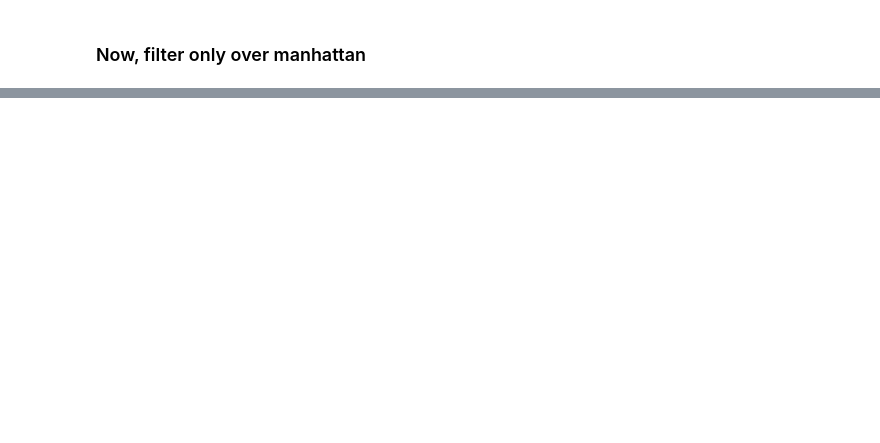
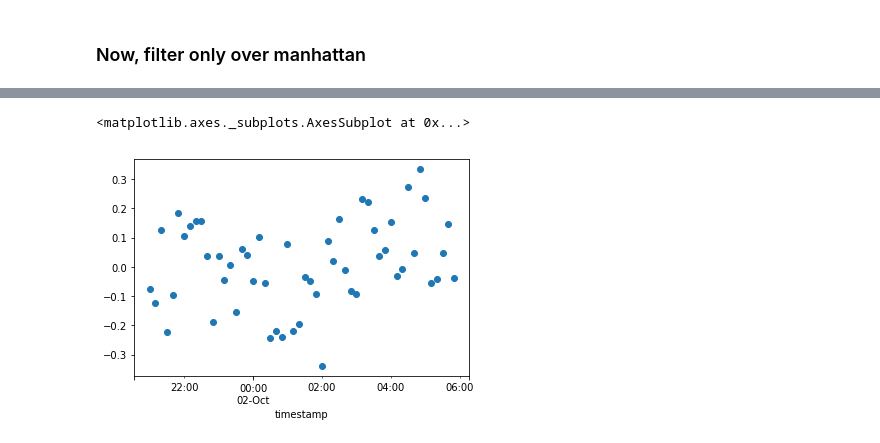
Before and after one commit to cmoscardi/independent_2018, a Jupyter notebook: join/join_oct1.ipynb, the cells around one changed output, grey strips where cells are left out. Cells and saved outputs as stored; diff of their text form; code cells hidden in the pictures; blank space fills up the shorter version.

```diff
--- a/join/join_oct1.ipynb
+++ b/join/join_oct1.ipynb
@@ -180,0 +167,9 @@ joined.groupby("timestamp").apply(lambda g: np.corrcoef(g["dbzh"], g["z"])[0, 1]
+# %%
+def correlate(g):
+    dbz = StandardScaler().fit_transform(g["dbzh"].values.reshape(-1, 1))
+    bgd = StandardScaler().fit_transform(g["z"].values.reshape(-1, 1))
+    return np.corrcoef(bgd[:, 0], dbz[:, 0])[1, 0]
+mgd.groupby("timestamp").apply(lambda g: correlate(g)).plot(style='o')
+# %% [output]
+<matplotlib.axes._subplots.AxesSubplot at 0x...>
+[figure, added]
```
Also changed, not shown: parts of 25 cells of this notebook, 6 other files.
